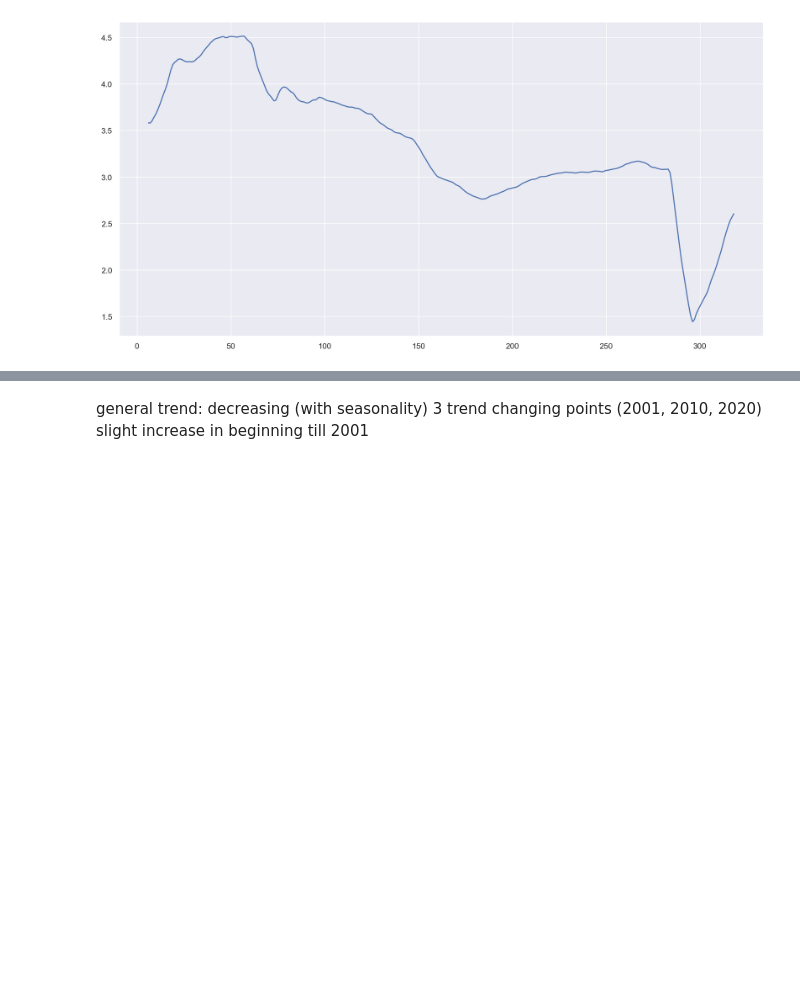
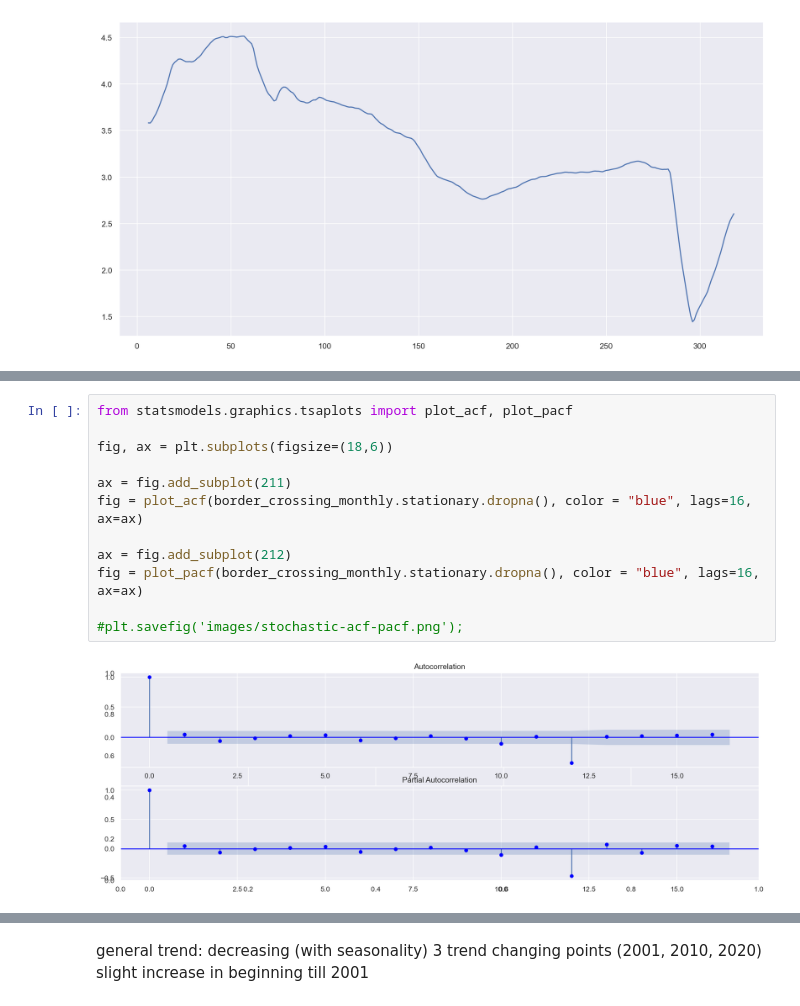
Before and after one commit to Roman20022002/Data-Analysis, a Jupyter notebook: DataMadness.ipynb, the cells around one changed output, grey strips where cells are left out. Cells and saved outputs as stored; diff of their text form; blank space fills up the shorter version.

```diff
--- a/DataMadness.ipynb
+++ b/DataMadness.ipynb
@@ -205,0 +331,14 @@ plt.plot(trend.values)
+# %%
+from statsmodels.graphics.tsaplots import plot_acf, plot_pacf
+
+fig, ax = plt.subplots(figsize=(18,6))
+
+ax = fig.add_subplot(211)
+fig = plot_acf(border_crossing_monthly.stationary.dropna(), color = "blue", lags=16, ax=ax)
+
+ax = fig.add_subplot(212)
+fig = plot_pacf(border_crossing_monthly.stationary.dropna(), color = "blue", lags=16, ax=ax)
+
+#plt.savefig('images/stochastic-acf-pacf.png');
+# %% [output]
+[figure, added]
```
Also changed, not shown: parts of 17 cells of this notebook.
